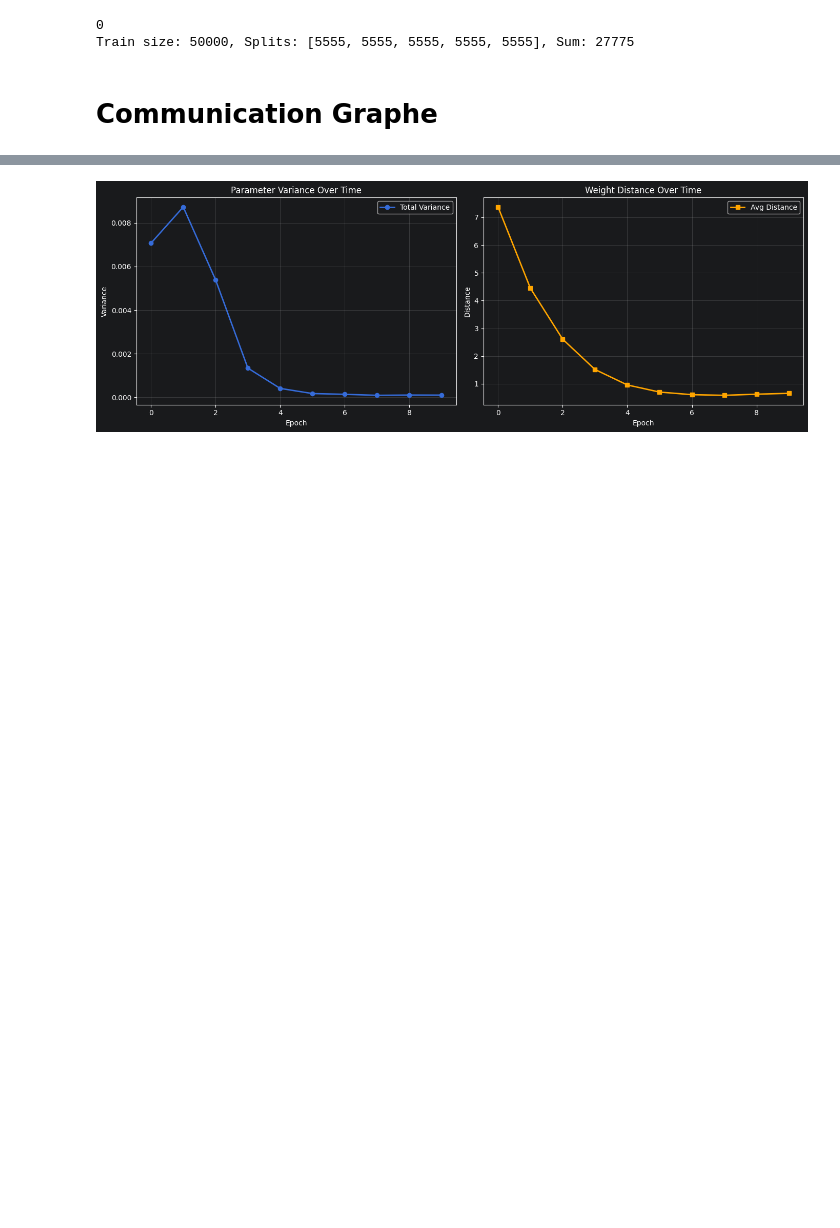
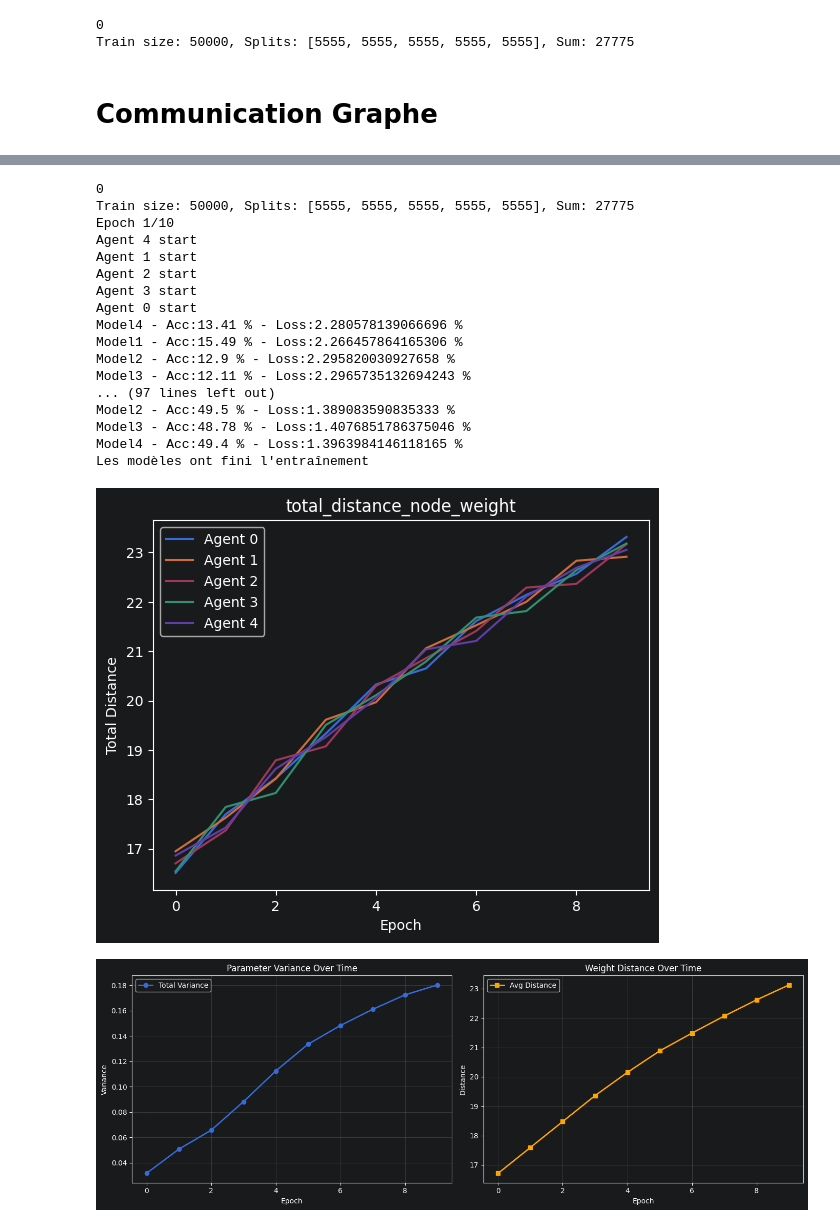
Before and after one commit to R-Florent/IA_A_-_Z, a Jupyter notebook: main.ipynb, the cells around one changed output, grey strips where cells are left out. Drawn from its saved outputs; the diff is of its cells as text; code cells hidden in the pictures; blank space fills up the shorter version.

```diff
--- a/main.ipynb
+++ b/main.ipynb
@@ -45,7 +45,7 @@ Train size: 50000, Splits: [5555, 5555, 5555, 5555, 5555], Sum: 27775
 # %% [markdown]
 # Communication Graphe
 # %%
-graph = NetworkTopology.cycle_graph_amiltionen(len(agent_list))
+graph = NetworkTopology.cycle_graph(len(agent_list))
 
 for agent_id, agent in enumerate(agent_list):
     graph.add_node(agent_id, agent=agent)
@@ -247,3 +230,37 @@ TypeError: synchronize_models_cycle_k() missing 1 required positional argument:
 # %%
+agent_list_communication_model = []
+
+
+
+agent_list = generate_agent(BATCH_SIZE,N_AGENT,DEVICE)
+
+metrics = train_agent(agent_list,
+                      NUM_EPOCHES,
+                      graph,
+                      k,
+                      Hamiltonian_cycle_wrapper)
+
+
+plot_all_agent_node_weight_metric(agent_list)
+metrics.plot_history()
+node_weight_metric(agent_list)
 # %% [output]
+0
+Train size: 50000, Splits: [5555, 5555, 5555, 5555, 5555], Sum: 27775
+Epoch 1/10
+Agent 4 start
+Agent 1 start
+Agent 2 start
+Agent 3 start
+Agent 0 start
+Model4 - Acc:13.41 % - Loss:2.280578139066696 %
+Model1 - Acc:15.49 % - Loss:2.266457864165306 %
+Model2 - Acc:12.9 % - Loss:2.295820030927658 %
+Model3 - Acc:12.11 % - Loss:2.2965735132694243 %
+... (97 lines left out)
+Model2 - Acc:49.5 % - Loss:1.389083590835333 %
+Model3 - Acc:48.78 % - Loss:1.4076851786375046 %
+Model4 - Acc:49.4 % - Loss:1.3963984146118165 %
+Les modèles ont fini l'entraînement
-[figure, old version]
+[figure, new version]
+[figure, added]
```
Also changed, not shown: parts of 13 cells of this notebook.
